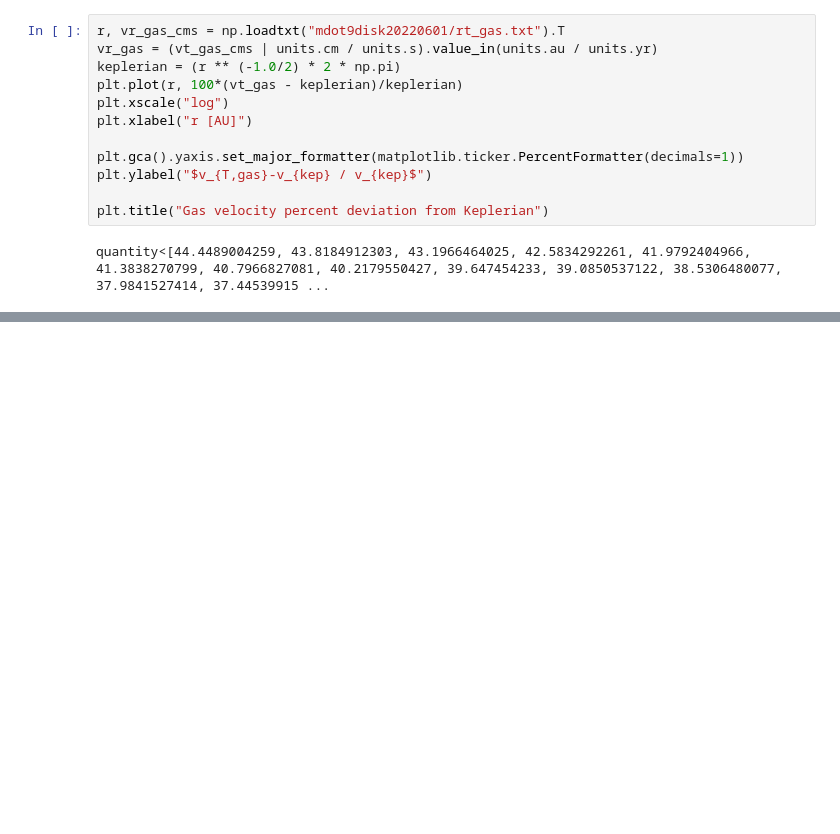
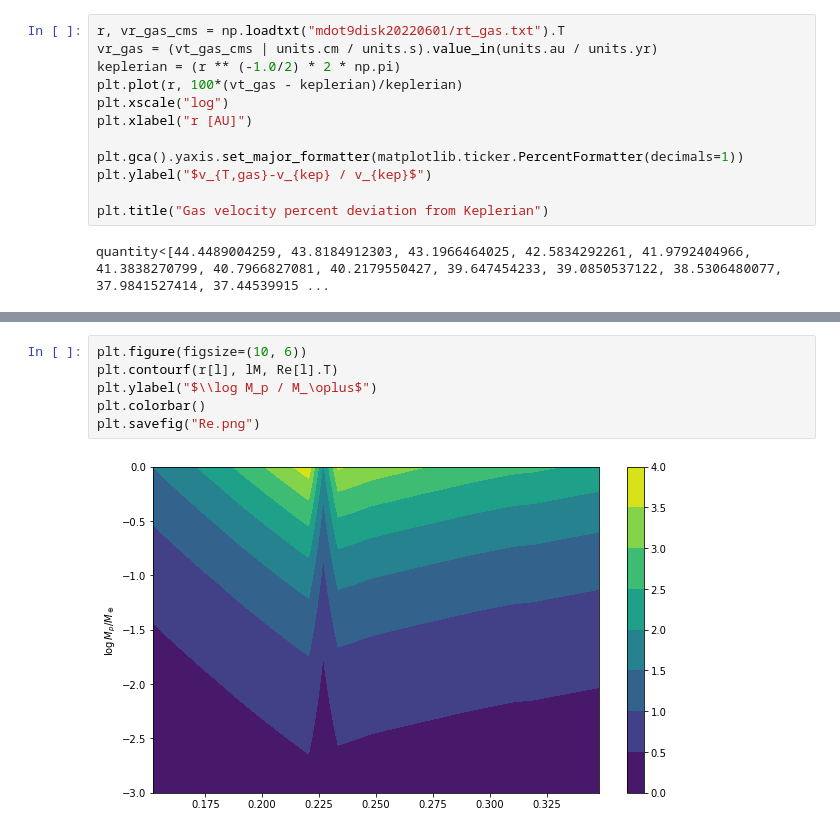
Before and after one commit to cassum-2022-project-21/workspace, a Jupyter notebook: disk/disk.ipynb, the cells around one changed output, grey strips where cells are left out. Drawn from its saved outputs; the diff is of its cells as text; blank space fills up the shorter version.

```diff
--- a/disk/disk.ipynb
+++ b/disk/disk.ipynb
@@ -38,0 +135,8 @@ quantity<[44.4489004259, 43.8184912303, 43.1966464025, 42.5834292261, 41.9792404
+# %%
+plt.figure(figsize=(10, 6))
+plt.contourf(r[l], lM, Re[l].T)
+plt.ylabel("$\\log M_p / M_\oplus$")
+plt.colorbar()
+plt.savefig("Re.png")
+# %% [output]
+[figure, added]
```
Also changed, not shown: parts of 2 cells of this notebook, 4 other files.
